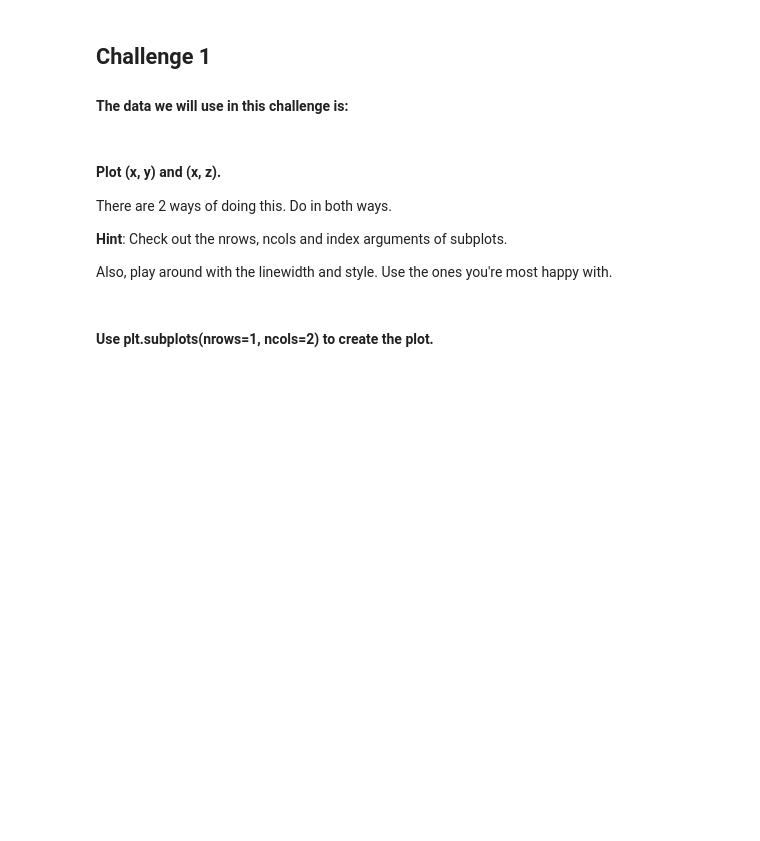
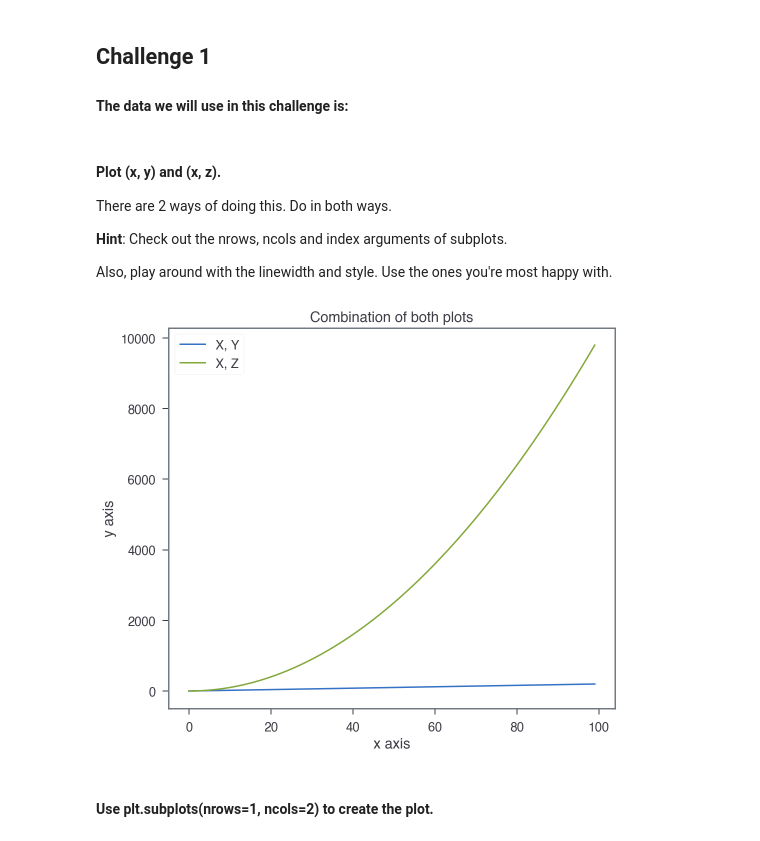
Before and after one commit to ta-data-lis/lab-matplotlib-seaborn, a Jupyter notebook: your-code/main.ipynb, the cells around one changed output. Drawn from its saved outputs; the diff is of its cells as text; code cells hidden in the pictures; blank space fills up the shorter version.

```diff
--- a/your-code/main.ipynb
+++ b/your-code/main.ipynb
@@ -25,2 +26,19 @@ Also, play around with the linewidth and style. Use the ones you're most happy w
+# %%
+# Method 1
+
+# Plotting both graphs that will end up in the same one
+plt.plot(x, y, label = 'X, Y')
+plt.plot(x, z, label = 'X, Z')
+
+# Labeling the x and y axis
+plt.xlabel('x axis')
+plt.ylabel('y axis')
+
+# Giving final plot a Title and Legend
+plt.title('Combination of both plots')
+plt.legend()
+plt.show()
+# %% [output]
+[figure, added]
 # %% [markdown]
 #### Use plt.subplots(nrows=1, ncols=2) to create the plot.
```
Also changed, not shown: parts of 14 cells of this notebook.
